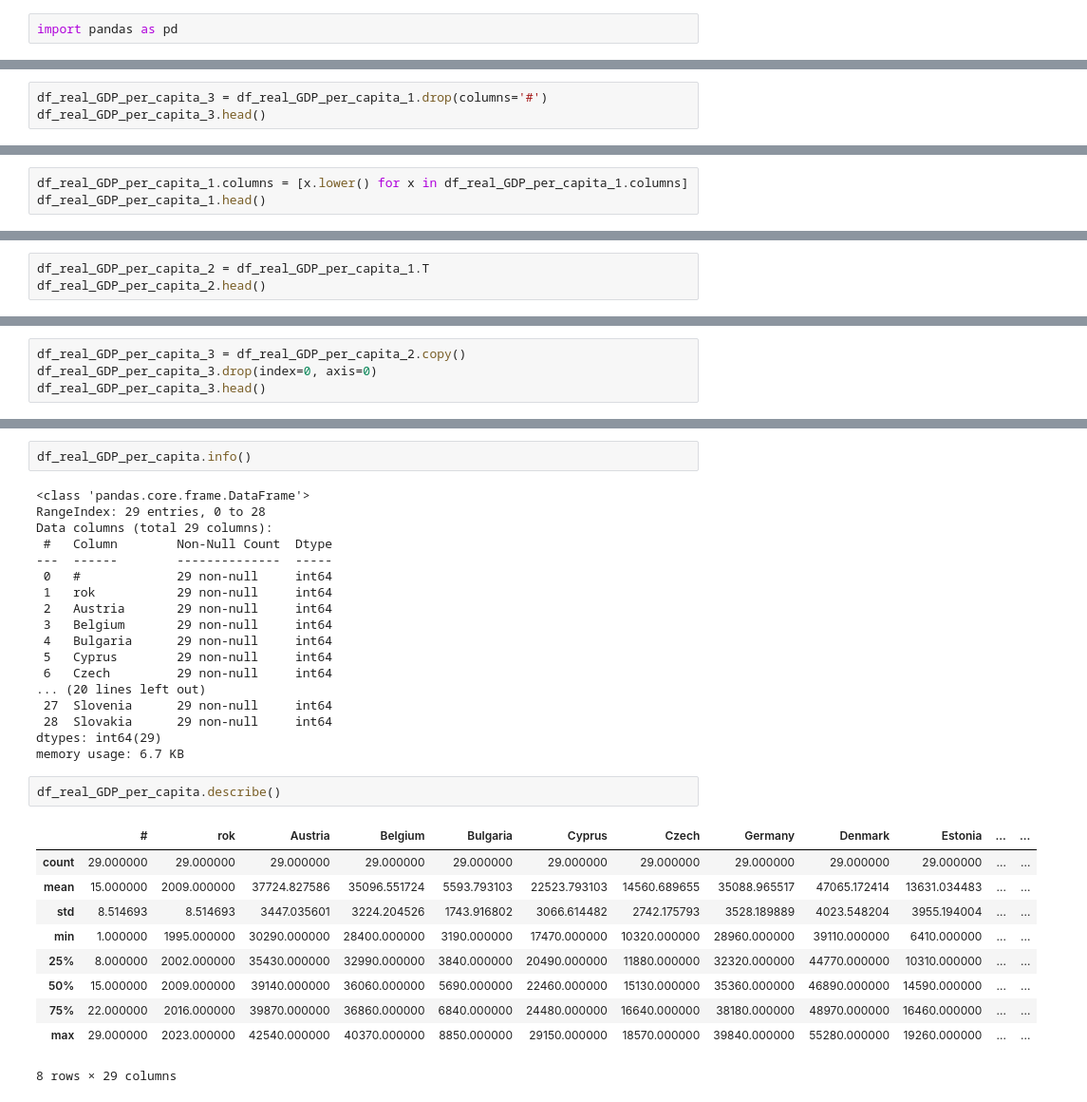
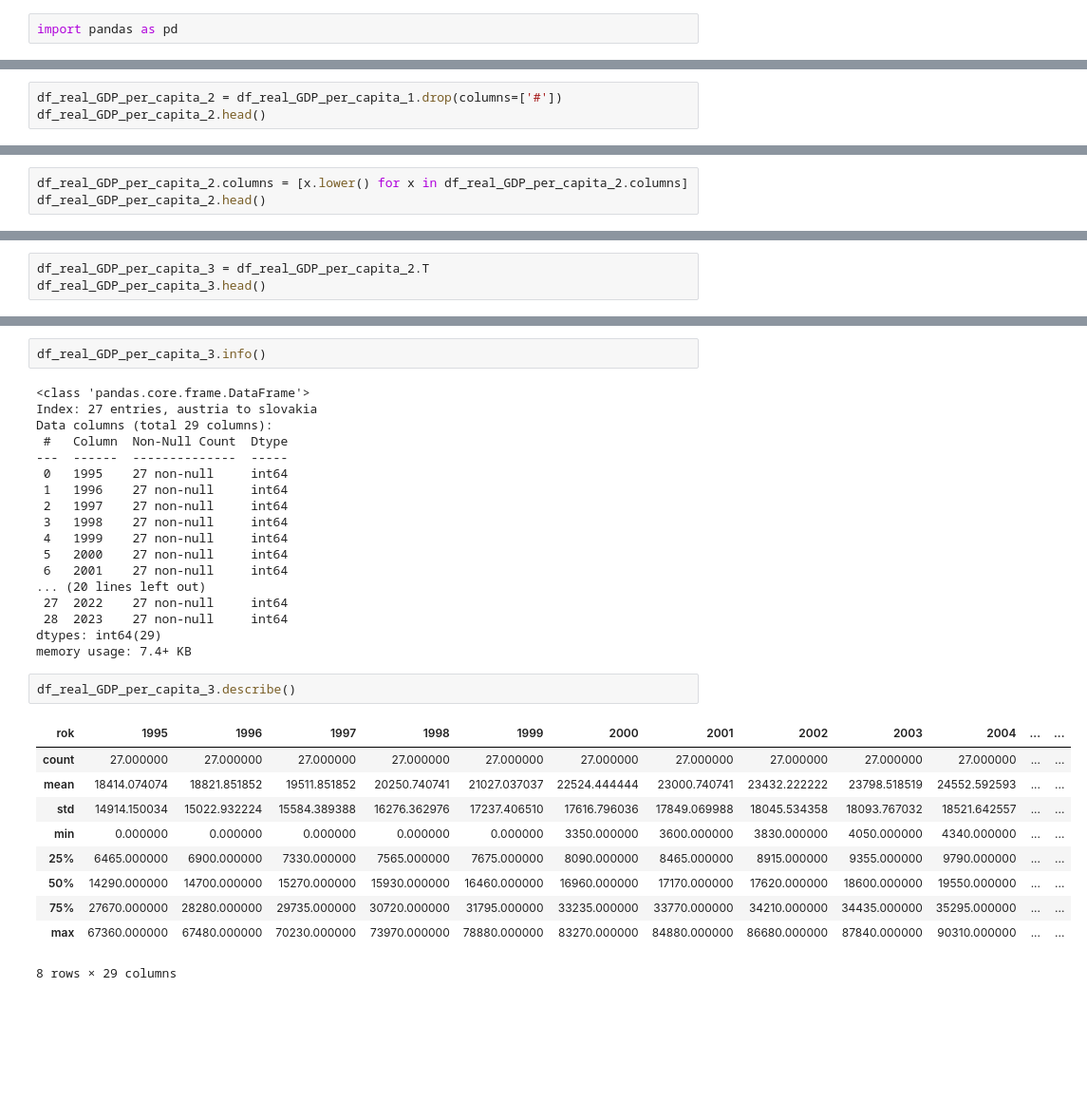
Before and after one commit to NK8007/merito-analiza-danych-cwiczenia, a Jupyter notebook: grupa_3/kod/zadanie.ipynb, the cells around one changed output, grey strips where cells are left out. Shown: that part at 95% size. Drawn from its saved outputs; the diff is of its cells as text; blank space fills up the shorter version.

Commit message:
added columns name conditioning

```diff
--- a/grupa_3/kod/zadanie.ipynb
+++ b/grupa_3/kod/zadanie.ipynb
@@ -17,4 +35,4 @@ df_real_GDP_per_capita_1.head()
 # %%
-df_real_GDP_per_capita_3 = df_real_GDP_per_capita_1.drop(columns='#')
-df_real_GDP_per_capita_3.head()
+df_real_GDP_per_capita_2 = df_real_GDP_per_capita_1.drop(columns=['#'])
+df_real_GDP_per_capita_2.head()
 # %% [output]
@@ -22,4 +49,4 @@ KeyError: "['#'] not found in axis"
 # %%
-df_real_GDP_per_capita_1.columns = [x.lower() for x in df_real_GDP_per_capita_1.columns]
-df_real_GDP_per_capita_1.head()
+df_real_GDP_per_capita_2.columns = [x.lower() for x in df_real_GDP_per_capita_2.columns]
+df_real_GDP_per_capita_2.head()
 # %% [output]
@@ -33,3 +60,0 @@ df_real_GDP_per_capita_1.head()
-# %%
-df_real_GDP_per_capita_2 = df_real_GDP_per_capita_1.T
-df_real_GDP_per_capita_2.head()
@@ -44,5 +63,4 @@ df_real_GDP_per_capita_2.head()
 # %%
-df_real_GDP_per_capita_3 = df_real_GDP_per_capita_2.copy()
-df_real_GDP_per_capita_3.drop(index=0, axis=0)
+df_real_GDP_per_capita_3 = df_real_GDP_per_capita_2.T
 df_real_GDP_per_capita_3.head()
 # %% [output]
@@ -56,33 +74,33 @@ df_real_GDP_per_capita.head(1)
 # %%
-df_real_GDP_per_capita.info()
+df_real_GDP_per_capita_3.info()
 # %% [output]
 <class 'pandas.core.frame.DataFrame'>
-RangeIndex: 29 entries, 0 to 28
+Index: 27 entries, austria to slovakia
 Data columns (total 29 columns):
- #   Column        Non-Null Count  Dtype
----  ------        --------------  -----
- 0   #             29 non-null     int64
- 1   rok           29 non-null     int64
- 2   Austria       29 non-null     int64
- 3   Belgium       29 non-null     int64
- 4   Bulgaria      29 non-null     int64
- 5   Cyprus        29 non-null     int64
- 6   Czech         29 non-null     int64
+ #   Column  Non-Null Count  Dtype
+---  ------  --------------  -----
+ 0   1995    27 non-null     int64
+ 1   1996    27 non-null     int64
+ 2   1997    27 non-null     int64
+ 3   1998    27 non-null     int64
+ 4   1999    27 non-null     int64
+ 5   2000    27 non-null     int64
+ 6   2001    27 non-null     int64
 ... (20 lines left out)
- 27  Slovenia      29 non-null     int64
- 28  Slovakia      29 non-null     int64
+ 27  2022    27 non-null     int64
+ 28  2023    27 non-null     int64
 dtypes: int64(29)
-memory usage: 6.7 KB
+memory usage: 7.4+ KB
 # %%
-df_real_GDP_per_capita.describe()
+df_real_GDP_per_capita_3.describe()
 # %% [output]
-|  | # | rok | Austria | Belgium | Bulgaria | Cyprus | Czech | Germany | Denmark | Estonia | ... | ... |
-| count | 29.000000 | 29.000000 | 29.000000 | 29.000000 | 29.000000 | 29.000000 | 29.000000 | 29.000000 | 29.000000 | 29.000000 | ... | ... |
-| mean | 15.000000 | 2009.000000 | 37724.827586 | 35096.551724 | 5593.793103 | 22523.793103 | 14560.689655 | 35088.965517 | 47065.172414 | 13631.034483 | ... | ... |
-| std | 8.514693 | 8.514693 | 3447.035601 | 3224.204526 | 1743.916802 | 3066.614482 | 2742.175793 | 3528.189889 | 4023.548204 | 3955.194004 | ... | ... |
-| min | 1.000000 | 1995.000000 | 30290.000000 | 28400.000000 | 3190.000000 | 17470.000000 | 10320.000000 | 28960.000000 | 39110.000000 | 6410.000000 | ... | ... |
-| 25% | 8.000000 | 2002.000000 | 35430.000000 | 32990.000000 | 3840.000000 | 20490.000000 | 11880.000000 | 32320.000000 | 44770.000000 | 10310.000000 | ... | ... |
-| 50% | 15.000000 | 2009.000000 | 39140.000000 | 36060.000000 | 5690.000000 | 22460.000000 | 15130.000000 | 35360.000000 | 46890.000000 | 14590.000000 | ... | ... |
-| 75% | 22.000000 | 2016.000000 | 39870.000000 | 36860.000000 | 6840.000000 | 24480.000000 | 16640.000000 | 38180.000000 | 48970.000000 | 16460.000000 | ... | ... |
-| max | 29.000000 | 2023.000000 | 42540.000000 | 40370.000000 | 8850.000000 | 29150.000000 | 18570.000000 | 39840.000000 | 55280.000000 | 19260.000000 | ... | ... |
+| rok | 1995 | 1996 | 1997 | 1998 | 1999 | 2000 | 2001 | 2002 | 2003 | 2004 | ... | ... |
+| count | 27.000000 | 27.000000 | 27.000000 | 27.000000 | 27.000000 | 27.000000 | 27.000000 | 27.000000 | 27.000000 | 27.000000 | ... | ... |
+| mean | 18414.074074 | 18821.851852 | 19511.851852 | 20250.740741 | 21027.037037 | 22524.444444 | 23000.740741 | 23432.222222 | 23798.518519 | 24552.592593 | ... | ... |
+| std | 14914.150034 | 15022.932224 | 15584.389388 | 16276.362976 | 17237.406510 | 17616.796036 | 17849.069988 | 18045.534358 | 18093.767032 | 18521.642557 | ... | ... |
+| min | 0.000000 | 0.000000 | 0.000000 | 0.000000 | 0.000000 | 3350.000000 | 3600.000000 | 3830.000000 | 4050.000000 | 4340.000000 | ... | ... |
+| 25% | 6465.000000 | 6900.000000 | 7330.000000 | 7565.000000 | 7675.000000 | 8090.000000 | 8465.000000 | 8915.000000 | 9355.000000 | 9790.000000 | ... | ... |
+| 50% | 14290.000000 | 14700.000000 | 15270.000000 | 15930.000000 | 16460.000000 | 16960.000000 | 17170.000000 | 17620.000000 | 18600.000000 | 19550.000000 | ... | ... |
+| 75% | 27670.000000 | 28280.000000 | 29735.000000 | 30720.000000 | 31795.000000 | 33235.000000 | 33770.000000 | 34210.000000 | 34435.000000 | 35295.000000 | ... | ... |
+| max | 67360.000000 | 67480.000000 | 70230.000000 | 73970.000000 | 78880.000000 | 83270.000000 | 84880.000000 | 86680.000000 | 87840.000000 | 90310.000000 | ... | ... |
 8 rows × 29 columns
```
Also changed, not shown: parts of 14 cells of this notebook.
